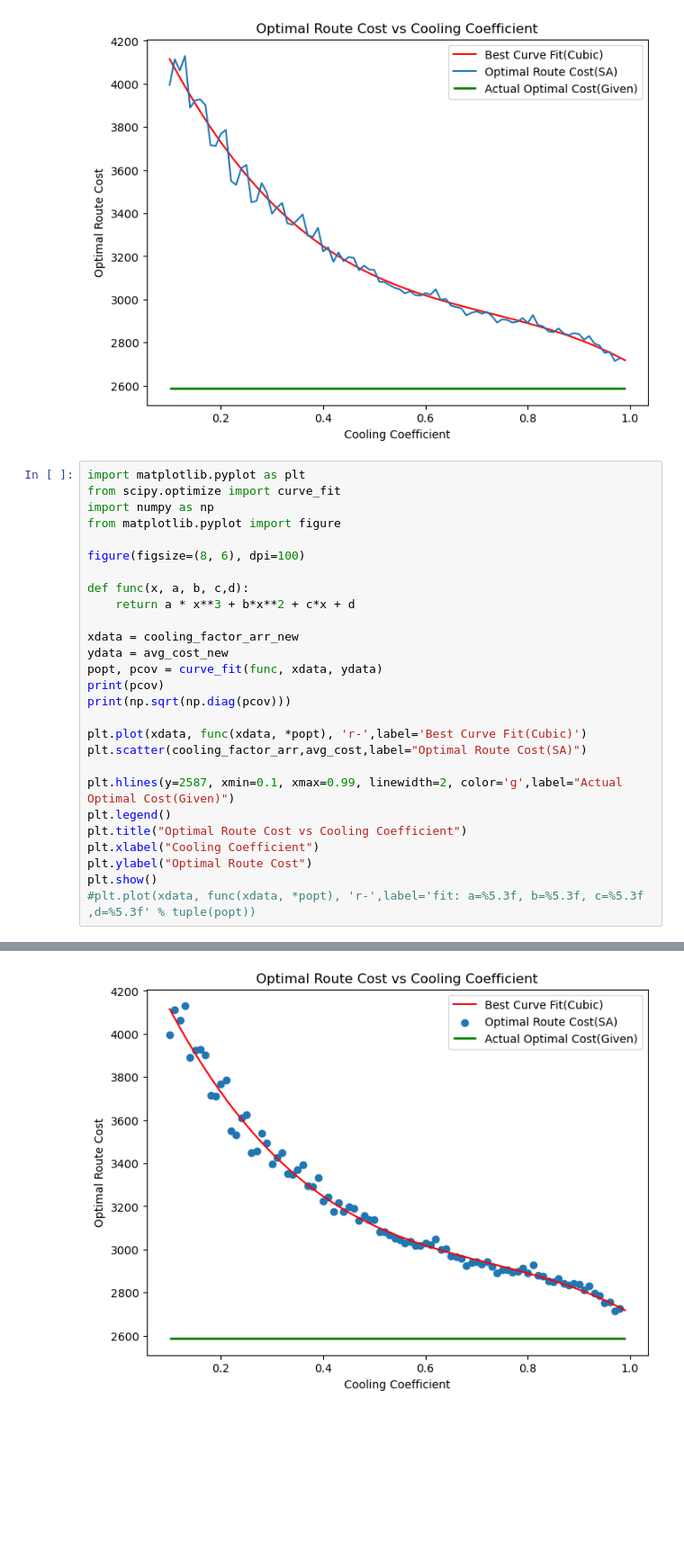
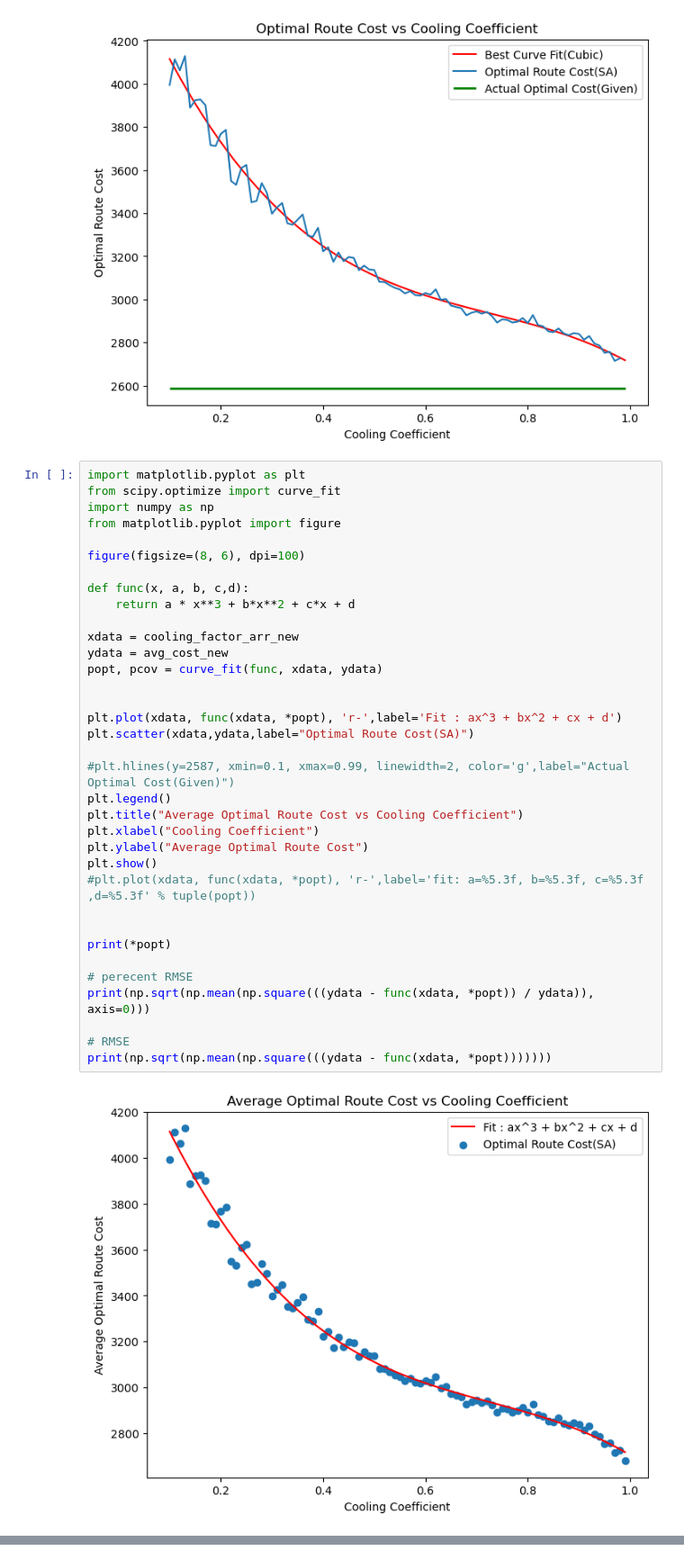
Before and after one commit to MbBrainz/StochasticSimulation-group19, a Jupyter notebook: Assignment3/Convergence_rate_Cooling_Coeff_geometric.ipynb, the cells around one changed output, grey strips where cells are left out. Shown: that part at 90% size. Cells and saved outputs as stored; diff of their text form; blank space fills up the shorter version.

```diff
--- a/Assignment3/Convergence_rate_Cooling_Coeff.ipynb
+++ b/Assignment3/Convergence_rate_Cooling_Coeff_geometric.ipynb
@@ -126,28 +126,37 @@ plt.show()
 # %%
 import matplotlib.pyplot as plt
 from scipy.optimize import curve_fit
 import numpy as np
 from matplotlib.pyplot import figure
 
 figure(figsize=(8, 6), dpi=100)
 
 def func(x, a, b, c,d):
     return a * x**3 + b*x**2 + c*x + d
 
 xdata = cooling_factor_arr_new
 ydata = avg_cost_new
 popt, pcov = curve_fit(func, xdata, ydata)
-print(pcov)
-print(np.sqrt(np.diag(pcov)))
 
-plt.plot(xdata, func(xdata, *popt), 'r-',label='Best Curve Fit(Cubic)')
-plt.scatter(cooling_factor_arr,avg_cost,label="Optimal Route Cost(SA)")
 
-plt.hlines(y=2587, xmin=0.1, xmax=0.99, linewidth=2, color='g',label="Actual Optimal Cost(Given)")
+plt.plot(xdata, func(xdata, *popt), 'r-',label='Fit : ax^3 + bx^2 + cx + d')
+plt.scatter(xdata,ydata,label="Optimal Route Cost(SA)")
+
+#plt.hlines(y=2587, xmin=0.1, xmax=0.99, linewidth=2, color='g',label="Actual Optimal Cost(Given)")
 plt.legend()
-plt.title("Optimal Route Cost vs Cooling Coefficient")
+plt.title("Average Optimal Route Cost vs Cooling Coefficient")
 plt.xlabel("Cooling Coefficient")
-plt.ylabel("Optimal Route Cost")
+plt.ylabel("Average Optimal Route Cost")
 plt.show()
 #plt.plot(xdata, func(xdata, *popt), 'r-',label='fit: a=%5.3f, b=%5.3f, c=%5.3f ,d=%5.3f' % tuple(popt))
+
+
+print(*popt)
+
+# perecent RMSE
+print(np.sqrt(np.mean(np.square(((ydata - func(xdata, *popt)) / ydata)), axis=0)))
+
+# RMSE
+print(np.sqrt(np.mean(np.square(((ydata - func(xdata, *popt)))))))
 # %% [output]
+[figure, new version]
@@ -159 +165,0 @@ plt.show()
-[figure, old version]
```
Also changed, not shown: parts of 1 cell of this notebook, 10 other files.
